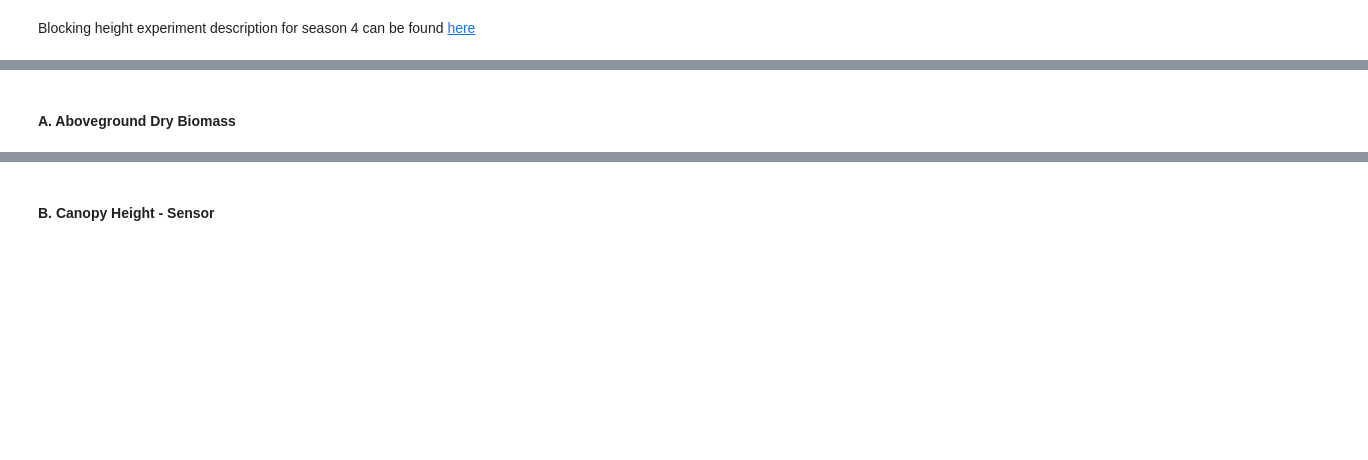
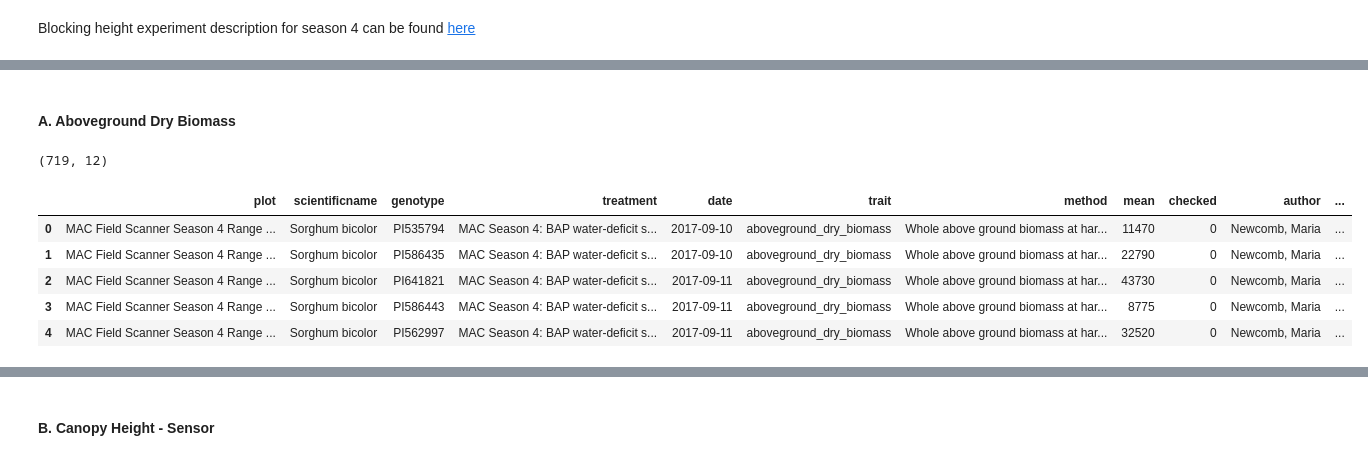
Before and after one commit to genophenoenvo/terraref-datasets, a Jupyter notebook: notebooks/mac_season_4_data_cleaning.ipynb, the cells around one changed output, grey strips where cells are left out. Saved outputs shown, nothing was run; the diff lists cells and outputs as text; code cells hidden in the pictures; blank space fills up the shorter version.

```diff
--- a/notebooks/mac_season_4_data_cleaning.ipynb
+++ b/notebooks/mac_season_4_data_cleaning.ipynb
@@ -151,3 +152,5 @@ def save_to_csv_without_timestamp(list_of_dfs, list_of_output_filenames):
+# %% [markdown]
+#### A. Aboveground Dry Biomass
 # %%
 folder_name = 'data'
 if not os.path.exists(folder_name):
@@ -158 +158,4 @@ season_4_input_filename = 'raw_mac_season_4_data.csv.'
+# %%
+aboveground_dry_biomass_s4_url = 'https://de.cyverse.org/dl/d/6FB820CF-25A8-4691-AEB4-3B2B17BF3DDE/season_4_aboveground_dry_biomass_manual.csv'
+aboveground_dry_biomass_s4_input_filename = 'aboveground_dry_biomass_s4.csv'
 # %%
@@ -160,3 +163,12 @@ download_csv(season_4_url, folder_name=folder_name, file_name=season_4_input_fil
 # %%
-df = read_in_csv(folder_name=folder_name, file_name=season_4_input_filename)
-# print(df.shape)
+adb_0 = read_in_csv(folder_name=folder_name, file_name=aboveground_dry_biomass_s4_input_filename)
+# print(adb_0.shape)
+# adb_0.head()
+# %% [output]
+(719, 12)
+|  | plot | scientificname | genotype | treatment | date | trait | method | mean | checked | author | ... |
+| 0 | MAC Field Scanner Season 4 Range ... | Sorghum bicolor | PI535794 | MAC Season 4: BAP water-deficit s... | 2017-09-10 | aboveground_dry_biomass | Whole above ground biomass at har... | 11470 | 0 | Newcomb, Maria | ... |
+| 1 | MAC Field Scanner Season 4 Range ... | Sorghum bicolor | PI586435 | MAC Season 4: BAP water-deficit s... | 2017-09-10 | aboveground_dry_biomass | Whole above ground biomass at har... | 22790 | 0 | Newcomb, Maria | ... |
+| 2 | MAC Field Scanner Season 4 Range ... | Sorghum bicolor | PI641821 | MAC Season 4: BAP water-deficit s... | 2017-09-11 | aboveground_dry_biomass | Whole above ground biomass at har... | 43730 | 0 | Newcomb, Maria | ... |
+| 3 | MAC Field Scanner Season 4 Range ... | Sorghum bicolor | PI586443 | MAC Season 4: BAP water-deficit s... | 2017-09-11 | aboveground_dry_biomass | Whole above ground biomass at har... | 8775 | 0 | Newcomb, Maria | ... |
+| 4 | MAC Field Scanner Season 4 Range ... | Sorghum bicolor | PI562997 | MAC Season 4: BAP water-deficit s... | 2017-09-11 | aboveground_dry_biomass | Whole above ground biomass at har... | 32520 | 0 | Newcomb, Maria | ... |
@@ -179,2 +174,0 @@ df_3 = convert_datetime_column(df_2, 'raw_date')
-# %% [markdown]
-#### A. Aboveground Dry Biomass
```
Also changed, not shown: parts of 62 cells of this notebook.
